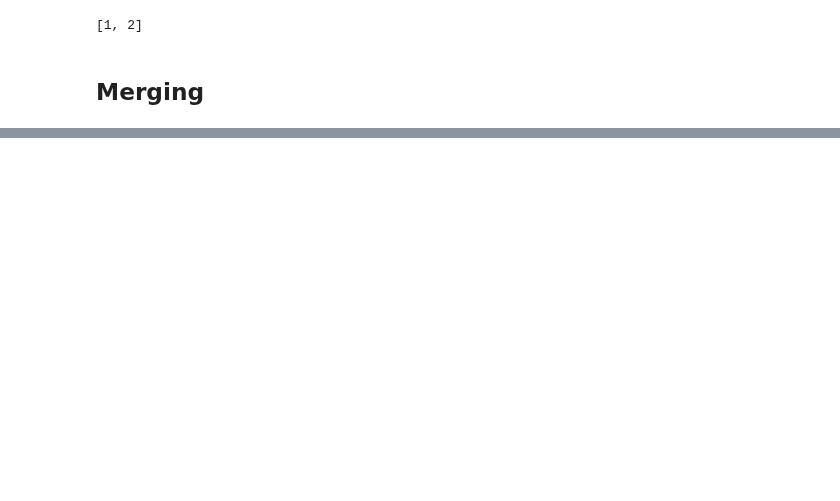
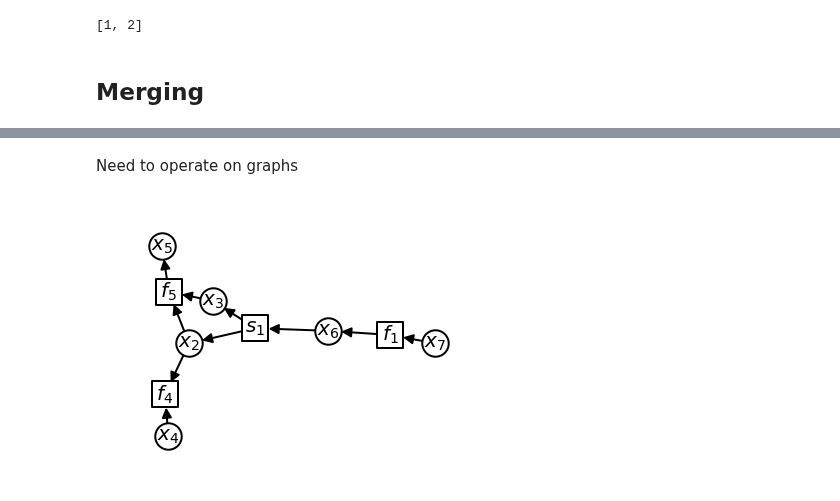
Before and after one commit to norheim/minimdo, a Jupyter notebook: ds_theory.ipynb, the cells around one changed output, grey strips where cells are left out. Cells and saved outputs as stored; diff of their text form; code cells hidden in the pictures; blank space fills up the shorter version.

```diff
--- a/ds_theory.ipynb
+++ b/ds_theory.ipynb
@@ -180,0 +195,41 @@ return G, graphs
+# %% [markdown]
+Need to operate on graphs
+# %%
+def get_edges(G):
+    Ein, Eout = dict(), dict()
+    for node in filter(lambda x: x.nodetype!=VAR, G.nodes()):
+        Ein[node] = set(G.predecessors(node))
+        Eout[node] = set(G.successors(node))
+    return Ein, Eout
+# %%
+def merge_graph(G, typed_mergelts, solve_vars, solver_idx=0):
+    graph_Ein, graph_Eout = get_edges(G)
+    typed_nonmergelts = {elt for elt in G.nodes() if elt.nodetype!=VAR and elt not in typed_mergelts}
+    graph_Ein_merge = dict(filter_comps(graph_Ein, typed_mergelts))
+    graph_Eout_merge= dict(filter_comps(graph_Eout, typed_mergelts))
+
+    # Merge children components
+    child_edges = all_edges(graph_Ein_merge, graph_Eout_merge)
+    G_child = nx.DiGraph(child_edges)
+
+    # Update parent components
+    typed_solve_vars = {Node(var, VAR) for var in solve_vars}
+    srcs = sources(graph_Ein_merge, graph_Eout_merge)
+    allowable_solvevars = srcs.intersection(sources(graph_Ein,graph_Eout))
+    assert all(var in allowable_solvevars for var in typed_solve_vars)
+    mergecomp_ins = srcs-typed_solve_vars
+    mergecomp_outs = all_varnodes(graph_Eout_merge).intersection(
+        all_varnodes(graph_Ein, typed_nonmergelts)).union(typed_solve_vars)
+    new_Ein = chain(
+        filter_comps(graph_Ein, filterto=typed_nonmergelts),
+        ((Node(solver_idx, SOLVER), mergecomp_ins),)
+    )
+    new_Eout = chain(
+        filter_comps(graph_Eout, filterto=typed_nonmergelts),
+        ((Node(solver_idx, SOLVER),mergecomp_outs),)
+    )
+    parent_edges=all_edges(dict(new_Ein), dict(new_Eout))
+    G_parent = nx.DiGraph(parent_edges)
+    return G_parent, G_child
+# %%
+G_parent, G_child = merge_graph(G, {Node(2,COMP),Node(3,COMP)}, {3}, solver_idx=1)
@@ -180,0 +238,5 @@ return G, graphs
+# %%
+node_shapes = {elt:'o' if elt in var_names else 's' for elt in G_parent.nodes()}
+draw(G_parent, node_shape=node_shapes, prog='sfdp',figsize=(7,5), latexlabels=False);
+# %% [output]
+[figure, added]
```
Also changed, not shown: parts of 108 cells of this notebook, 4 other files.
